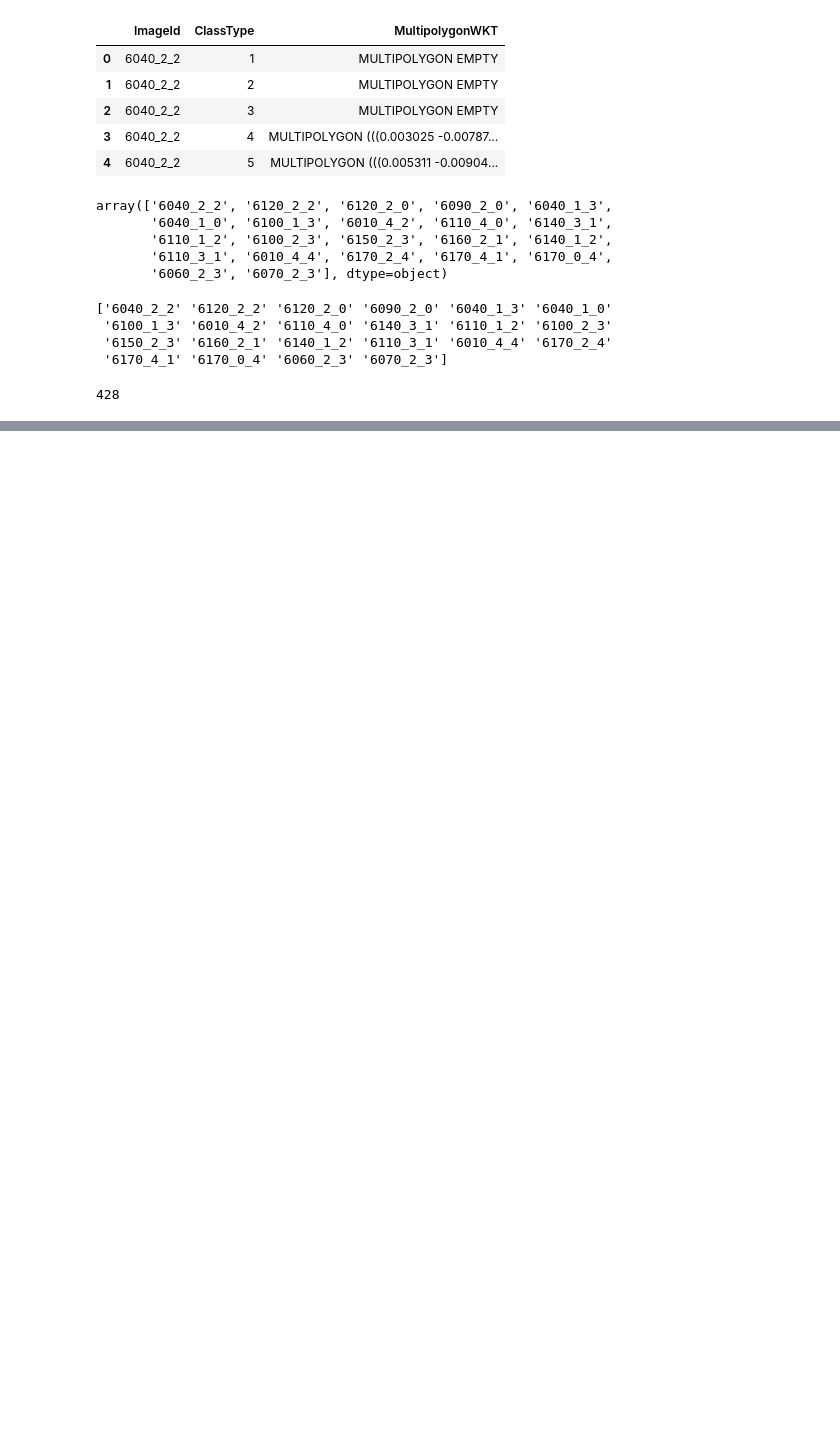
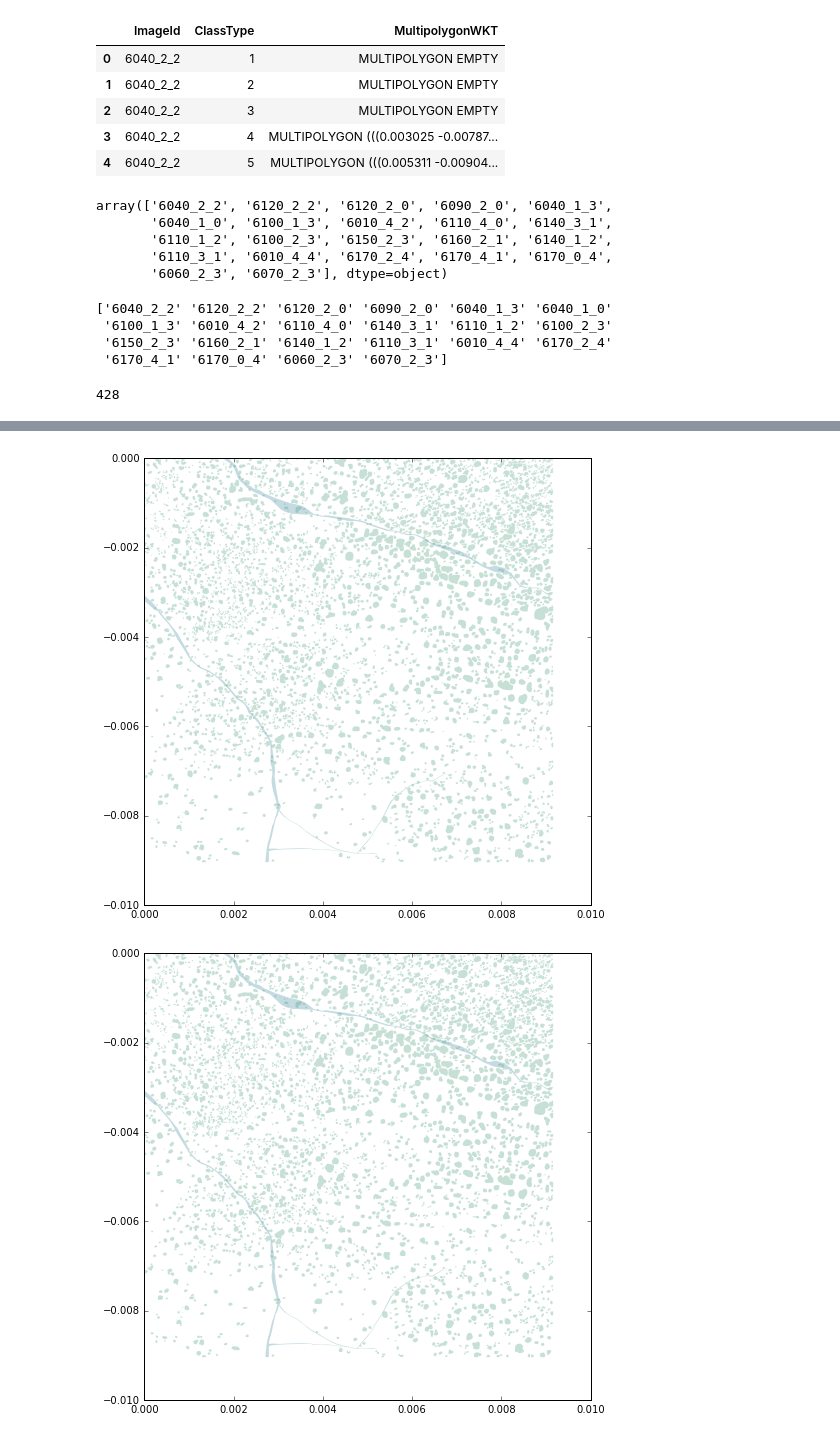
Before and after one commit to mbaradad/dstl, a Jupyter notebook: kernels/data_exploration.ipynb, the cells around one changed output, grey strips where cells are left out. Drawn from its saved outputs; the diff is of its cells as text; code cells hidden in the pictures; blank space fills up the shorter version.

Commit message:
Image generation working, still missing masks

```diff
--- a/kernels/data_exploration.ipynb
+++ b/kernels/data_exploration.ipynb
@@ -40,0 +38,22 @@ numpy.ndarray
+# %%
+# Use just first image
+polygonsList = {}
+image = df[df.ImageId == '6040_2_2']
+for cType in image.ClassType.unique():
+    polygonsList[cType] = loads(image[image.ClassType == cType].MultipolygonWKT.values[0])
+
+# plot using matplotlib
+
+fig, ax = plt.subplots(figsize=(8, 8))
+
+# plotting, color by class type
+for p in polygonsList:
+    for polygon in polygonsList[p]:
+        mpl_poly = Polygon(np.array(polygon.exterior), color=plt.cm.Set1(p*10), lw=0, alpha=0.3)
+        ax.add_patch(mpl_poly)
+
+ax.relim()
+ax.autoscale_view()
+# %% [output]
+[figure, added]
+[figure, added]
```
Also changed, not shown: parts of 1 cell of this notebook, 5 other files.
